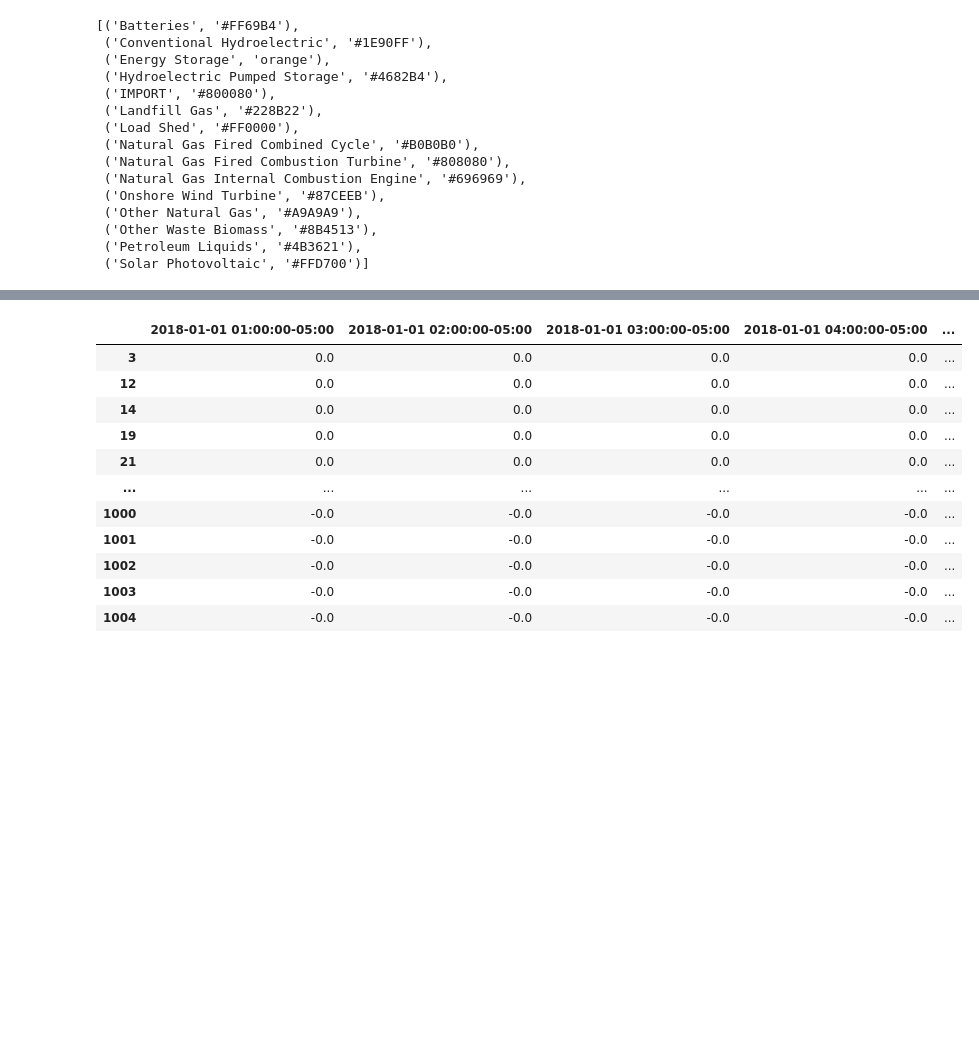
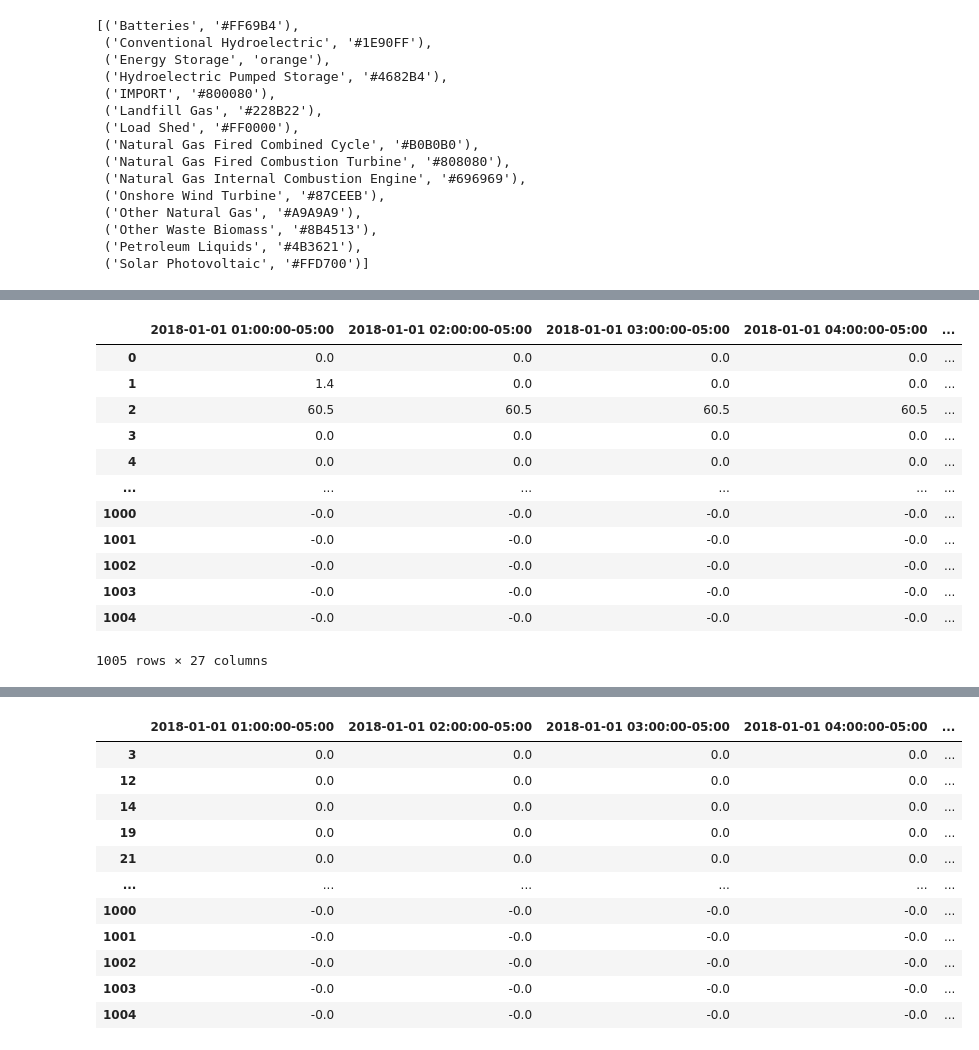
Before and after one commit to asedlak-ucsd/MAE243-Project, a Jupyter notebook: models/san_diego_system/postprocessing/run_postprocess.ipynb, the cells around one changed output, grey strips where cells are left out. Saved outputs shown, nothing was run; the diff lists cells and outputs as text; code cells hidden in the pictures; blank space fills up the shorter version.

```diff
--- a/models/san_diego_system/postprocessing/run_postprocess.ipynb
+++ b/models/san_diego_system/postprocessing/run_postprocess.ipynb
@@ -120,3 +119,19 @@ soc
+# %%
+gen
+# %% [output]
+|  | 2018-01-01 01:00:00-05:00 | 2018-01-01 02:00:00-05:00 | 2018-01-01 03:00:00-05:00 | 2018-01-01 04:00:00-05:00 | ... |
+| 0 | 0.0 | 0.0 | 0.0 | 0.0 | ... |
+| 1 | 1.4 | 0.0 | 0.0 | 0.0 | ... |
+| 2 | 60.5 | 60.5 | 60.5 | 60.5 | ... |
+| 3 | 0.0 | 0.0 | 0.0 | 0.0 | ... |
+| 4 | 0.0 | 0.0 | 0.0 | 0.0 | ... |
+| ... | ... | ... | ... | ... | ... |
+| 1000 | -0.0 | -0.0 | -0.0 | -0.0 | ... |
+| 1001 | -0.0 | -0.0 | -0.0 | -0.0 | ... |
+| 1002 | -0.0 | -0.0 | -0.0 | -0.0 | ... |
+| 1003 | -0.0 | -0.0 | -0.0 | -0.0 | ... |
+| 1004 | -0.0 | -0.0 | -0.0 | -0.0 | ... |
+1005 rows × 27 columns
 # %%
 battery_gen = gen[gen['gen_id'].isin(soc['gen_id'])]
 # %%
```
Also changed, not shown: parts of 8 cells of this notebook, 1 other file.
